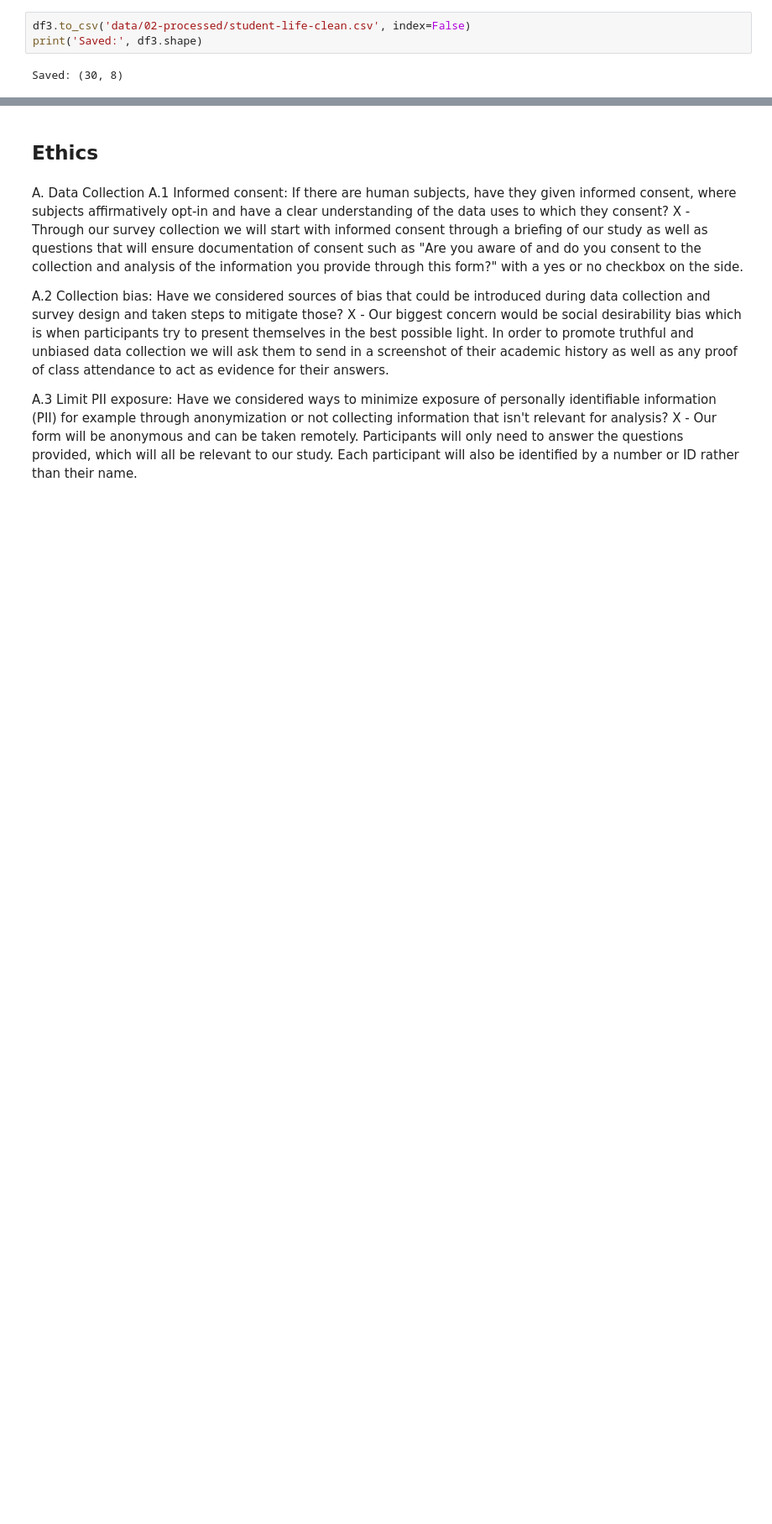
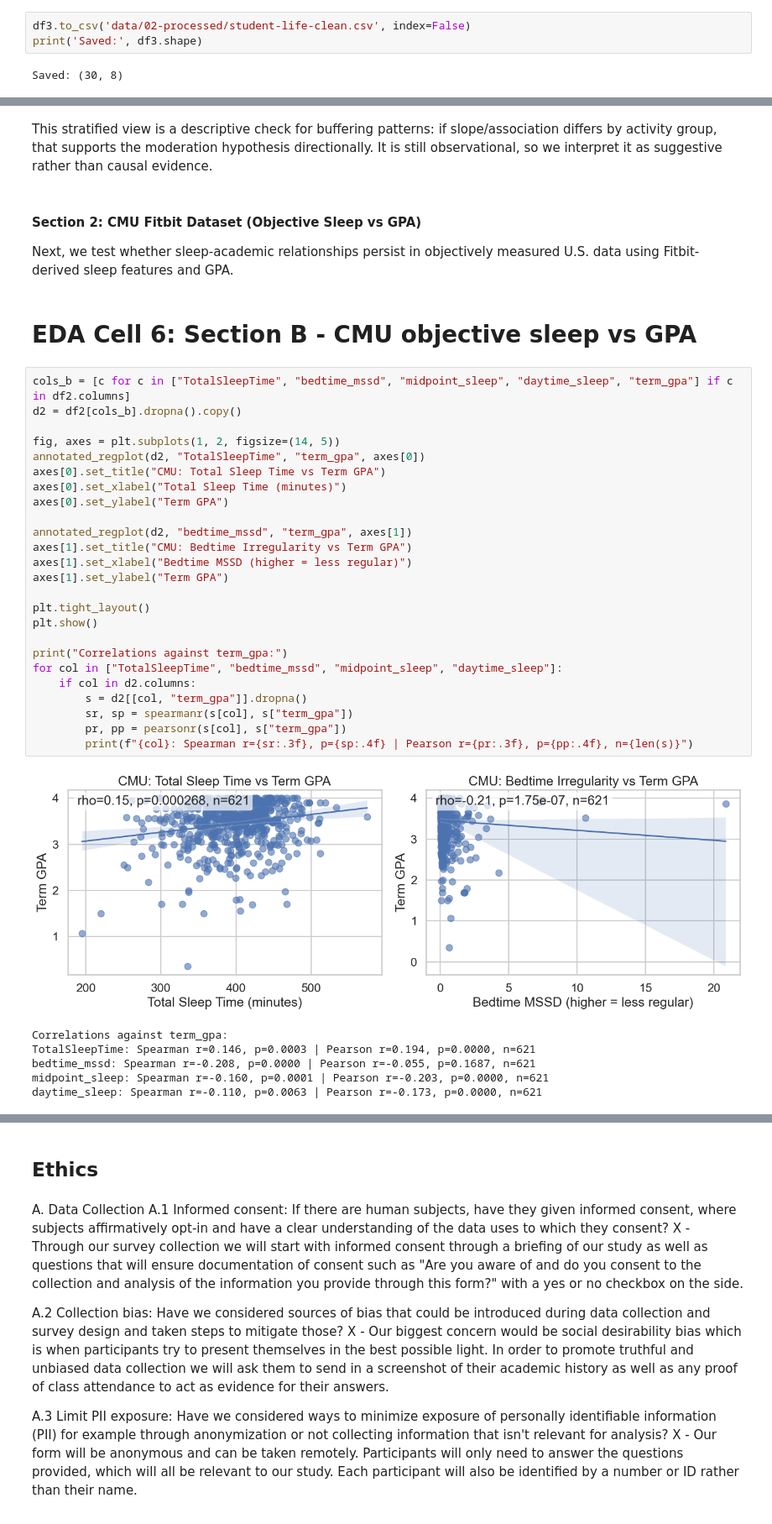
Before and after one commit to COGS108/Group097_WI26, a Jupyter notebook: 02-EDACheckpoint.ipynb, the cells around one changed output, grey strips where cells are left out. Shown at 84% size. Saved outputs shown, nothing was run; the diff lists cells and outputs as text; blank space fills up the shorter version.

```diff
--- a/02-EDACheckpoint.ipynb
+++ b/02-EDACheckpoint.ipynb
@@ -778,0 +894,40 @@ Some more words and stuff.  Remember notebooks work best if you interleave the c
+# %% [markdown]
+This stratified view is a descriptive check for buffering patterns: if slope/association differs by activity group, that supports the moderation hypothesis directionally. It is still observational, so we interpret it as suggestive rather than causal evidence.
+# %% [markdown]
+#### Section 2: CMU Fitbit Dataset (Objective Sleep vs GPA)
+
+Next, we test whether sleep-academic relationships persist in objectively measured U.S. data using Fitbit-derived sleep features and GPA.
+# %% [markdown]
+# EDA Cell 6: Section B - CMU objective sleep vs GPA
+# %%
+cols_b = [c for c in ["TotalSleepTime", "bedtime_mssd", "midpoint_sleep", "daytime_sleep", "term_gpa"] if c in df2.columns]
+d2 = df2[cols_b].dropna().copy()
+
+fig, axes = plt.subplots(1, 2, figsize=(14, 5))
+annotated_regplot(d2, "TotalSleepTime", "term_gpa", axes[0])
+axes[0].set_title("CMU: Total Sleep Time vs Term GPA")
+axes[0].set_xlabel("Total Sleep Time (minutes)")
+axes[0].set_ylabel("Term GPA")
+
+annotated_regplot(d2, "bedtime_mssd", "term_gpa", axes[1])
+axes[1].set_title("CMU: Bedtime Irregularity vs Term GPA")
+axes[1].set_xlabel("Bedtime MSSD (higher = less regular)")
+axes[1].set_ylabel("Term GPA")
+
+plt.tight_layout()
+plt.show()
+
+print("Correlations against term_gpa:")
+for col in ["TotalSleepTime", "bedtime_mssd", "midpoint_sleep", "daytime_sleep"]:
+    if col in d2.columns:
+        s = d2[[col, "term_gpa"]].dropna()
+        sr, sp = spearmanr(s[col], s["term_gpa"])
+        pr, pp = pearsonr(s[col], s["term_gpa"])
+        print(f"{col}: Spearman r={sr:.3f}, p={sp:.4f} | Pearson r={pr:.3f}, p={pp:.4f}, n={len(s)}")
+# %% [output]
+[figure, added]
+Correlations against term_gpa:
+TotalSleepTime: Spearman r=0.146, p=0.0003 | Pearson r=0.194, p=0.0000, n=621
+bedtime_mssd: Spearman r=-0.208, p=0.0000 | Pearson r=-0.055, p=0.1687, n=621
+midpoint_sleep: Spearman r=-0.160, p=0.0001 | Pearson r=-0.203, p=0.0000, n=621
+daytime_sleep: Spearman r=-0.110, p=0.0063 | Pearson r=-0.173, p=0.0000, n=621
```
Also changed, not shown: parts of 35 cells of this notebook, 1 other file.
